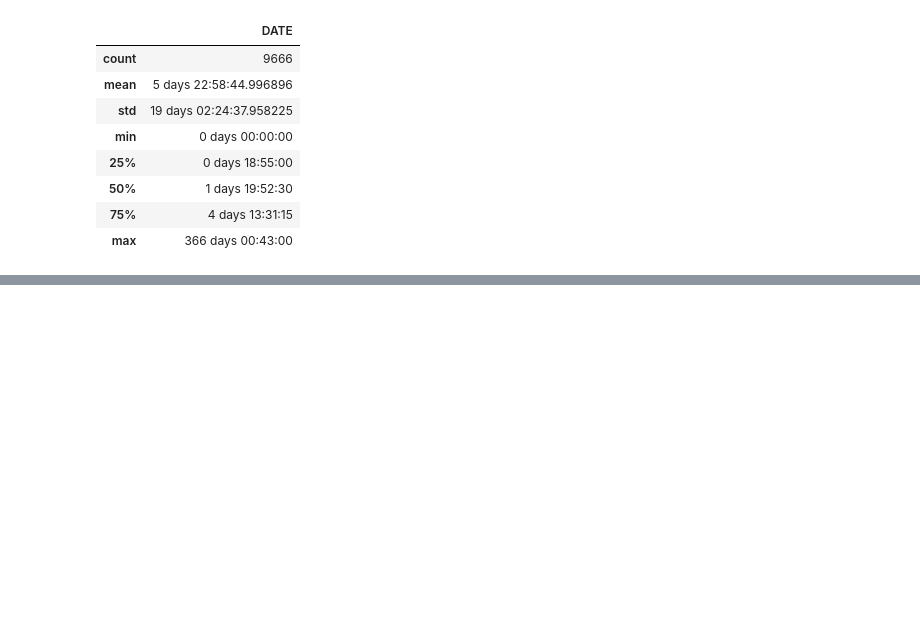
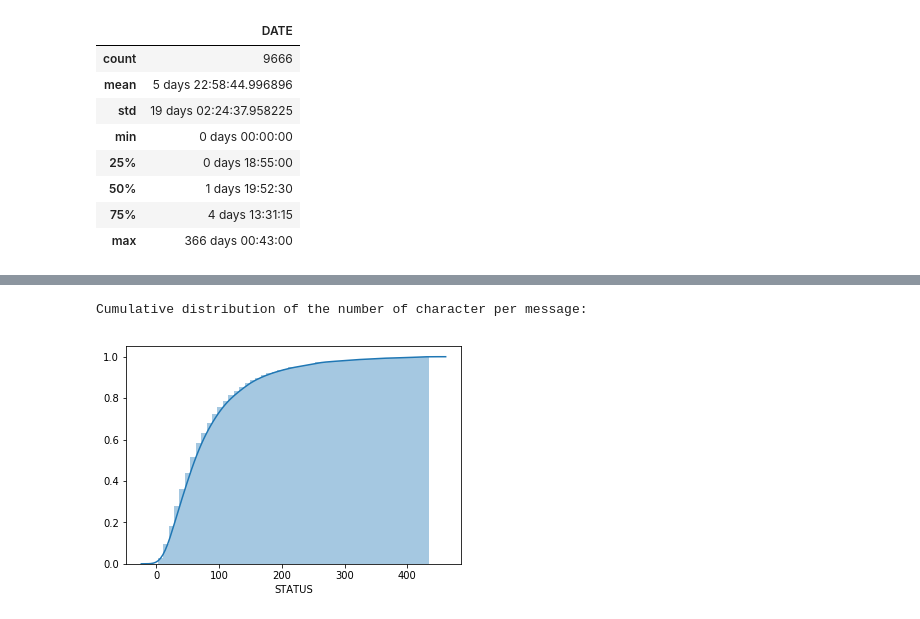
Before and after one commit to CSantiStSup/Computational_Social_Media, a Jupyter notebook: Assignment2.ipynb, the cells around one changed output, grey strips where cells are left out. Saved outputs shown, nothing was run; the diff lists cells and outputs as text; code cells hidden in the pictures; blank space fills up the shorter version.

```diff
--- a/Assignment2.ipynb
+++ b/Assignment2.ipynb
@@ -130,0 +214,9 @@ Plot the cumulative distribution for:
+# %%
+#Plotting the distribution of number of characters per message
+sns.distplot(my_personality['STATUS'].str.len(),
+             hist_kws=dict(cumulative=True),
+             kde_kws=dict(cumulative=True))
+print('Cumulative distribution of the number of character per message:')
+# %% [output]
+Cumulative distribution of the number of character per message:
+[figure, added]
```
Also changed, not shown: parts of 24 cells of this notebook.
